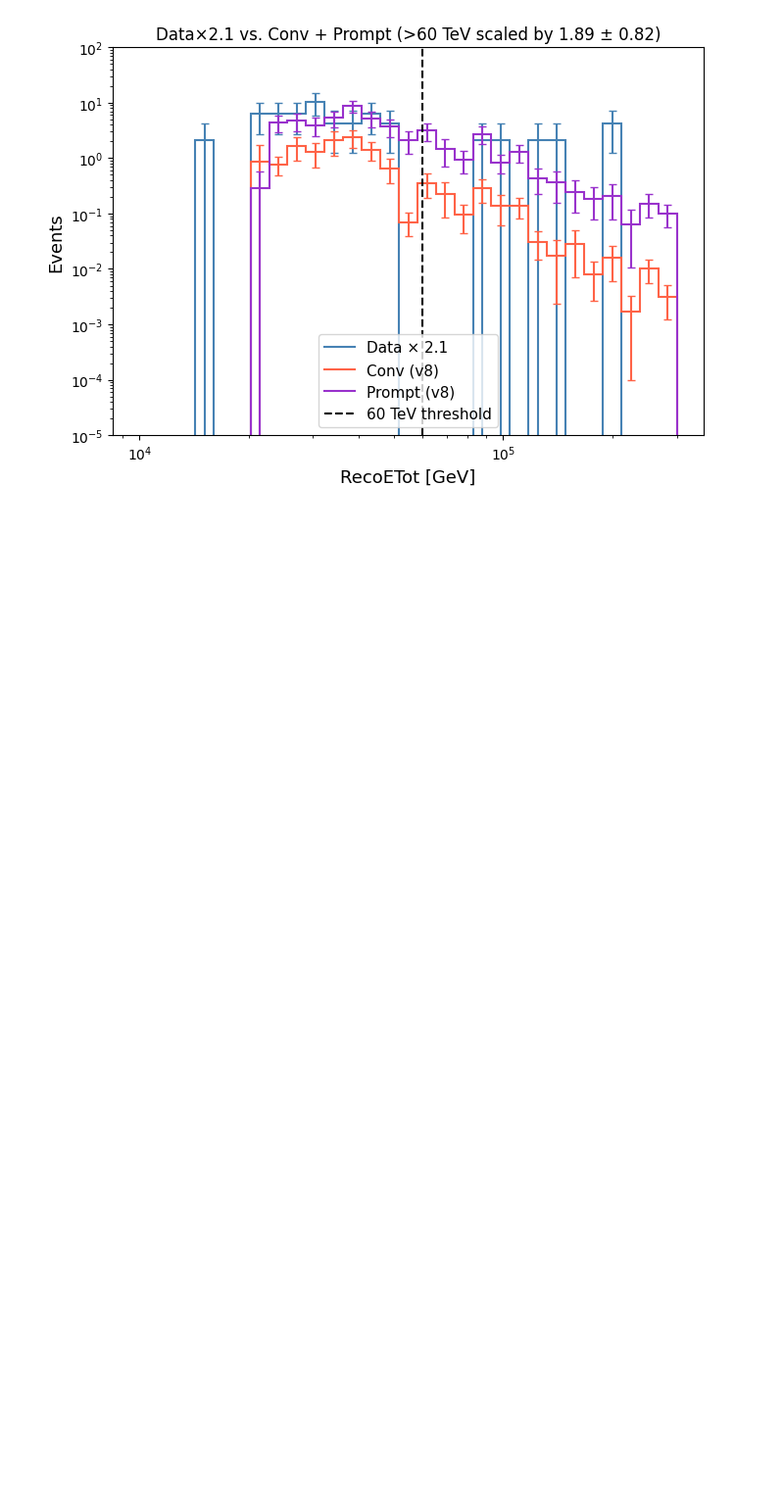
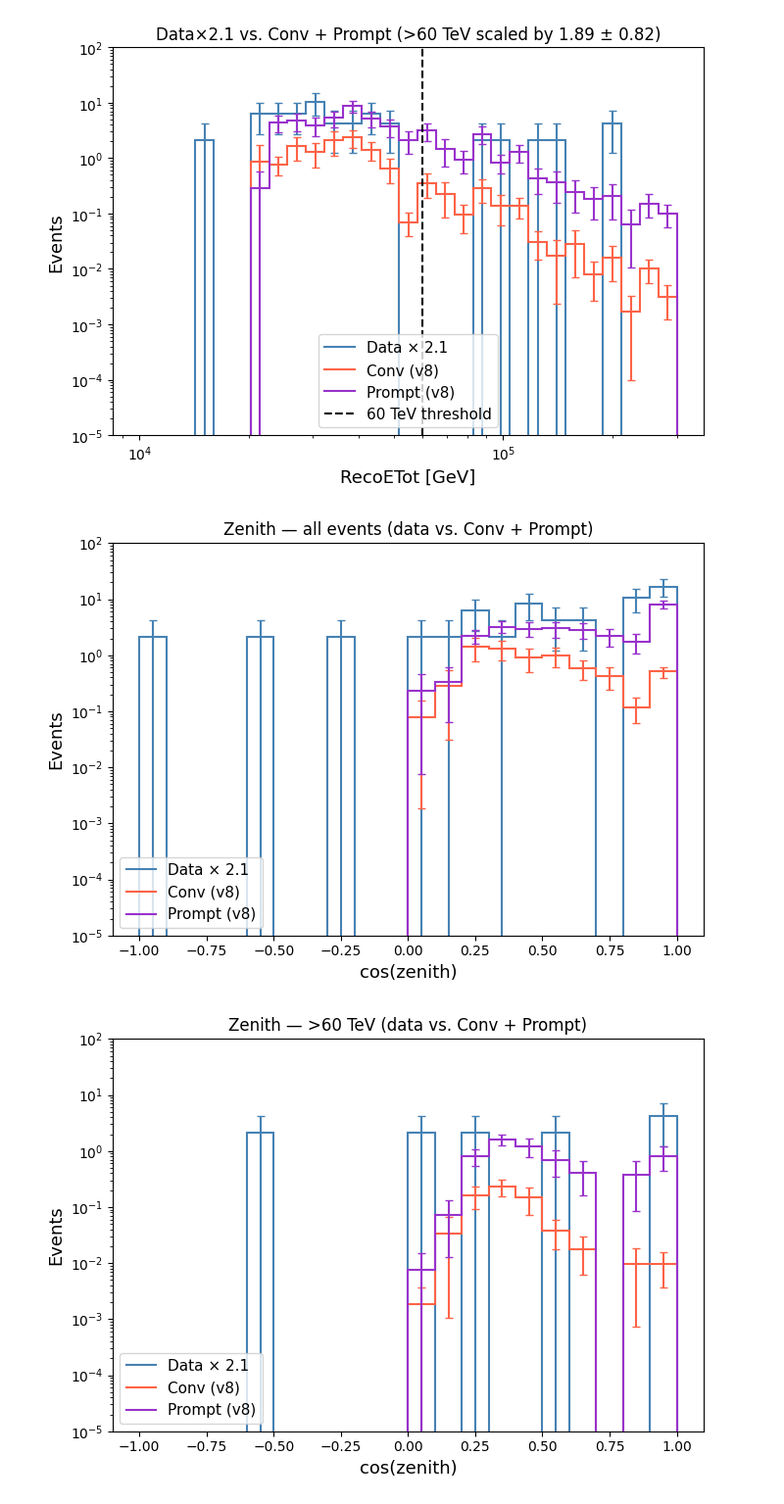
Before and after one commit to tjuanve/muon_tagging_summer_project, a Jupyter notebook: notebooks/muon_tag_conv_prompt.ipynb, the cells around one changed output. Shown at 98% size. Saved outputs shown, nothing was run; the diff lists cells and outputs as text; code cells hidden in the pictures; blank space fills up the shorter version.

Commit message:
add plots for madison

```diff
--- a/notebooks/muon_tag_conv_prompt.ipynb
+++ b/notebooks/muon_tag_conv_prompt.ipynb
@@ -215,3 +217,66 @@ plot_data_conv_prompt(sim_energy, sim_weights_conv * frac_comb_above, sim_weight
 [figure]
 [figure]
 [figure]
+# %%
+reco_cos_theta = np.cos(reco_zenith)
+sim_cos_theta  = np.cos(df_muon['reco_dir'].values)
+
+bins_zen        = np.linspace(-1, 1, 21)
+bin_centers_zen = 0.5 * (bins_zen[:-1] + bins_zen[1:])
+
+def plot_zenith_conv_prompt(cos_d, cos_s, w_conv, w_prompt, title, fname):
+    fig, ax = plt.subplots(figsize=(7, 5))
+
+    # Data
+    n_raw   = np.histogram(cos_d, bins=bins_zen)[0]
+    n_geo   = n_raw * GEO_FACTOR
+    err_geo = np.sqrt(n_raw) * GEO_FACTOR
+    ax.stairs(n_geo, bins_zen, color='steelblue', linewidth=1.5, label=f'Data × {GEO_FACTOR}')
+    mask_d = n_geo > 0
+    ax.errorbar(bin_centers_zen[mask_d], n_geo[mask_d], yerr=err_geo[mask_d],
+                fmt='none', color='steelblue', capsize=3)
+
+    # Conv
+    wc   = np.histogram(cos_s, bins=bins_zen, weights=w_conv)[0]
+    ec   = np.sqrt(np.histogram(cos_s, bins=bins_zen, weights=w_conv**2)[0])
+    ax.stairs(wc, bins_zen, color='tomato', linewidth=1.5, label='Conv (v8)')
+    mask_c = wc > 0
+    ax.errorbar(bin_centers_zen[mask_c], wc[mask_c], yerr=ec[mask_c],
+                fmt='none', color='tomato', capsize=3)
+
+    # Prompt
+    wp   = np.histogram(cos_s, bins=bins_zen, weights=w_prompt)[0]
+    ep   = np.sqrt(np.histogram(cos_s, bins=bins_zen, weights=w_prompt**2)[0])
+    ax.stairs(wp, bins_zen, color='darkorchid', linewidth=1.5, label='Prompt (v8)')
+    mask_p = wp > 0
+    ax.errorbar(bin_centers_zen[mask_p], wp[mask_p], yerr=ep[mask_p],
+                fmt='none', color='darkorchid', capsize=3)
+
+    ax.set_yscale('log')
+    ax.set_ylim(1e-5, 1e2)
+    ax.set_xlabel('cos(zenith)', fontsize=13)
+    ax.set_ylabel('Events', fontsize=13)
+    ax.set_title(title, fontsize=12)
+    ax.legend(fontsize=11)
+    plt.tight_layout()
+    plt.savefig(PLOT_DIR / fname, bbox_inches='tight')
+    plt.show()
+
+
+# All events
+plot_zenith_conv_prompt(
+    reco_cos_theta, sim_cos_theta, sim_weights_conv, sim_weights_prompt,
+    title='Zenith — all events (data vs. Conv + Prompt)',
+    fname='cos_theta_conv_prompt_all.pdf')
+
+# Above 60 TeV
+mask_e_d = reco_etot > E_THRESHOLD
+mask_e_s = sim_energy > E_THRESHOLD
+plot_zenith_conv_prompt(
+    reco_cos_theta[mask_e_d], sim_cos_theta[mask_e_s],
+    sim_weights_conv[mask_e_s], sim_weights_prompt[mask_e_s],
+    title='Zenith — >60 TeV (data vs. Conv + Prompt)',
+    fname='cos_theta_conv_prompt_above60tev.pdf')
+# %% [output]
+[figure, added]
+[figure, added]
```
Also changed, not shown: parts of 1 cell of this notebook, 36 other files.
